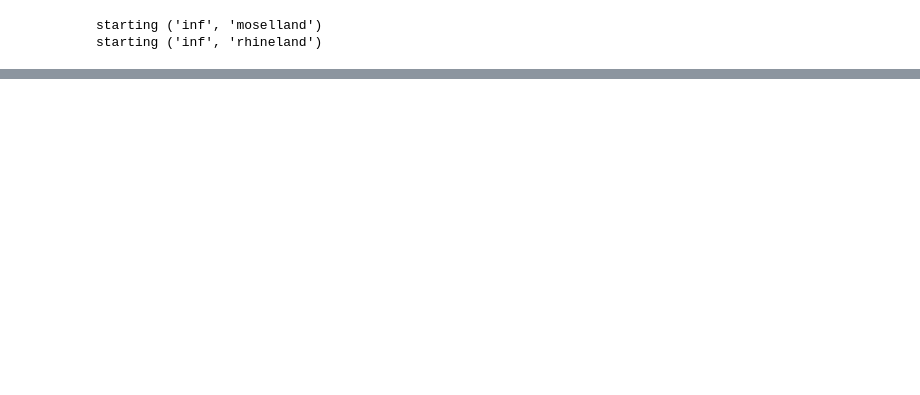
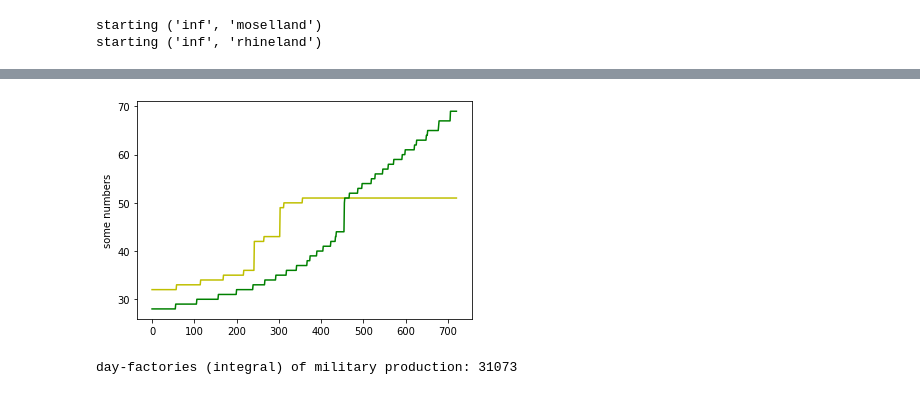
Before and after one commit to tye-shutty/hoi4_civ_calculator, a Jupyter notebook: calc driver.ipynb, the cells around one changed output, grey strips where cells are left out. Saved outputs shown, nothing was run; the diff lists cells and outputs as text; code cells hidden in the pictures; blank space fills up the shorter version.

```diff
--- a/calc driver.ipynb
+++ b/calc driver.ipynb
@@ -76,0 +207,12 @@ moselland civ progress 70.31%
+# %%
+import matplotlib.pyplot as plt
+y7 = [x['civ'] for x in calc.daily_reports]
+y8 = [x['mil'] for x in calc.daily_reports]
+plt.plot(range(len(calc.daily_reports)),y7, 'y-')
+plt.plot(range(len(calc.daily_reports)),y8, 'g-')
+plt.ylabel('some numbers')
+plt.show()
+print('day-factories (integral) of military production:', sum(y8))
+# %% [output]
+[figure, added]
+day-factories (integral) of military production: 31073
```
Also changed, not shown: parts of 8 cells of this notebook, 2 other files.
